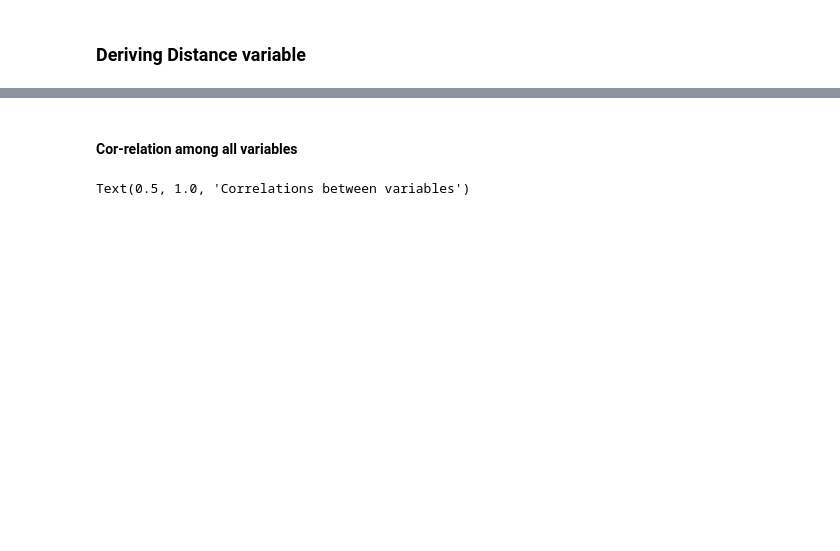
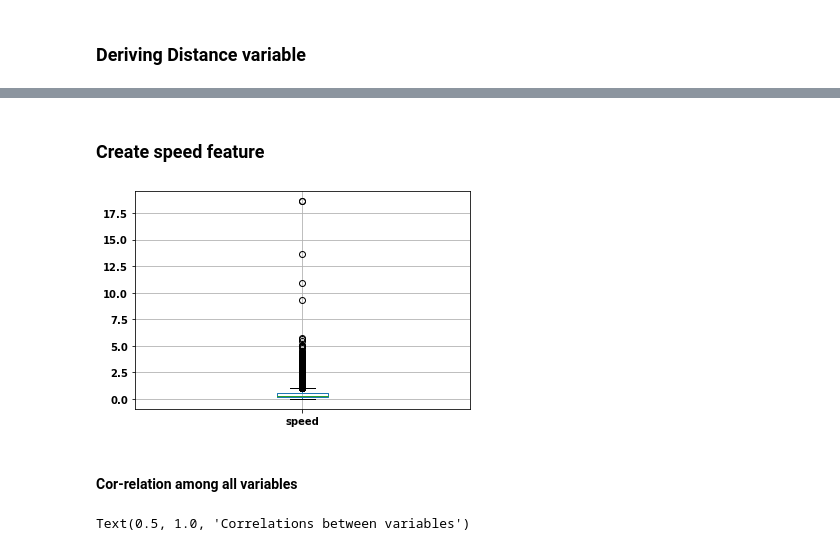
Before and after one commit to Soumyadipta-Maiti/New-York-City-Taxi-Trip-Duration, a Jupyter notebook: NewYork_City_Taxi_Trip_Duration.ipynb, the cells around one changed output, grey strips where cells are left out. Saved outputs shown, nothing was run; the diff lists cells and outputs as text; code cells hidden in the pictures; blank space fills up the shorter version.

```diff
--- a/NewYork_City_Taxi_Trip_Duration.ipynb
+++ b/NewYork_City_Taxi_Trip_Duration.ipynb
@@ -417,0 +440,9 @@ df_test['distance']=Distance(df_test['pickup_latitude'].values,
+# %% [markdown]
+### Create speed feature
+# %%
+df['speed'] = df.distance / df.trip_duration
+
+#Plot speed feature to visualize outliers
+df.boxplot(column='speed', return_type='axes');
+# %% [output]
+[figure, added]
```
Also changed, not shown: parts of 25 cells of this notebook.
